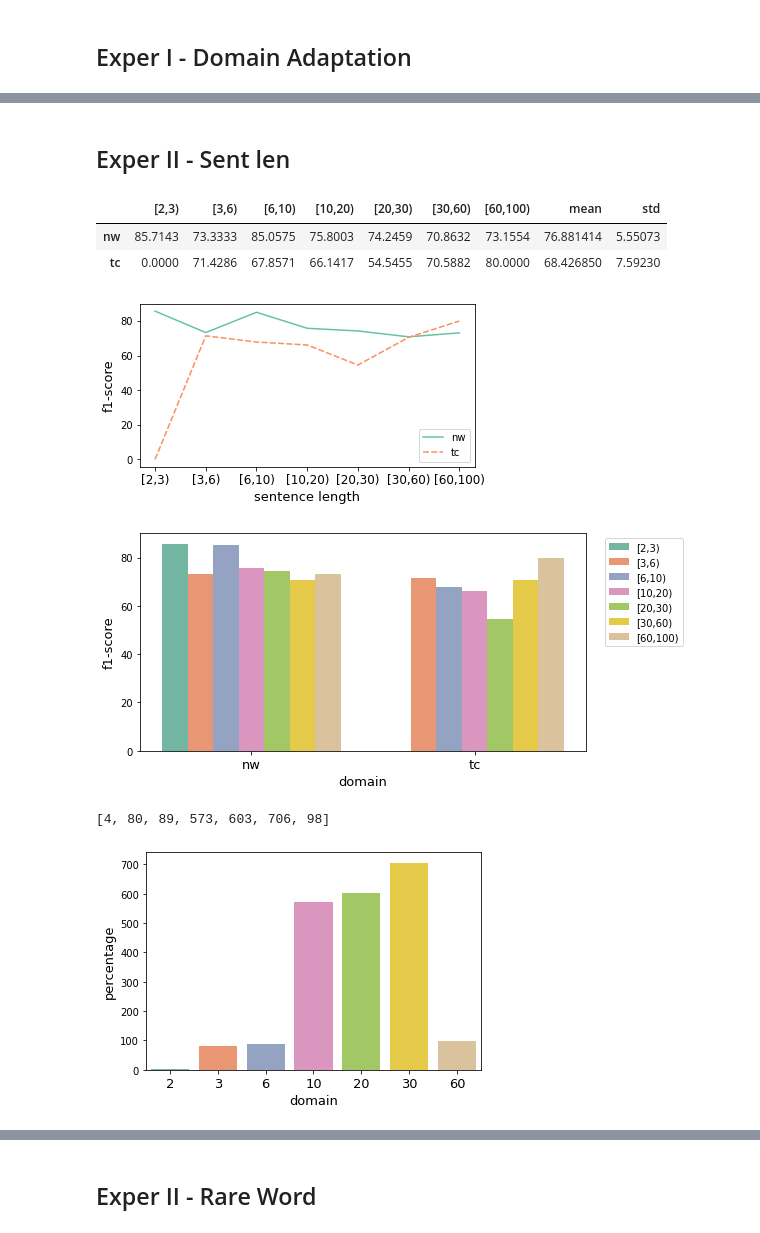
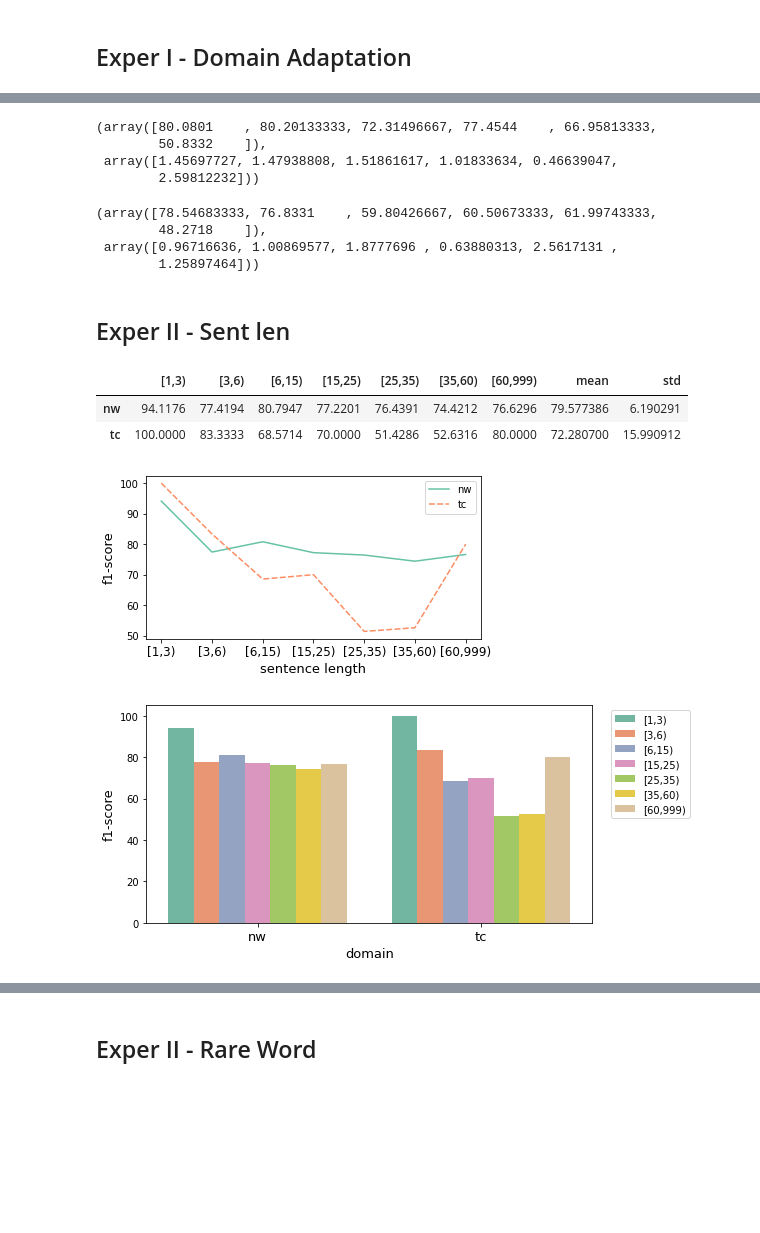
Before and after one commit to ixiaopan/NER_Tagger, a Jupyter notebook: corpus_profile.ipynb, the cells around one changed output, grey strips where cells are left out. Saved outputs shown, nothing was run; the diff lists cells and outputs as text; code cells hidden in the pictures; blank space fills up the shorter version.

```diff
--- a/corpus_profile.ipynb
+++ b/corpus_profile.ipynb
@@ -47,38 +59,81 @@ Error, model=>baseline, subset=>wb
+# %%
+mult_score = [
+    [ 78.3231, 81.8539, 72.0238, 76.3610,67.5410, 50.2048 ],
+    [ 81.3725,78.6571,70.8364,78.5651,66.6667,53.9062 ],
+    [ 80.5447,80.0930,74.0847,77.4371,66.6667,48.3886 ]
+]
+
+np.mean(mult_score, axis=0), 1.960*np.std(mult_score, axis=0)/np.sqrt(3)
+# %% [output]
+(array([80.0801    , 80.20133333, 72.31496667, 77.4544    , 66.95813333,
+        50.8332    ]),
+ array([1.45697727, 1.47938808, 1.51861617, 1.01833634, 0.46639047,
+        2.59812232]))
+# %%
+pool_score = [
+    [ 79.6315,75.7305,60.9635,60.8837,59.1065,46.7852],
+    [ 78.4664,76.8552,60.9917,59.7088,64.6341,49.4614],
+    [ 77.5426,77.9136,57.4576,60.9277,62.2517, 48.5688]
+]
+
+np.mean(pool_score, axis=0), 1.960*np.std(pool_score, axis=0)/np.sqrt(3)
+# %% [output]
+(array([78.54683333, 76.8331    , 59.80426667, 60.50673333, 61.99743333,
+        48.2718    ]),
+ array([0.96716636, 1.00869577, 1.8777696 , 0.63880313, 2.5617131 ,
+        1.25897464]))
 # %% [markdown]
 ## Exper II - Sent len
 # %%
-seq_len_range = '2,3,6,10,20,30,60,100'.split(',')
+seq_len_range = '1,3,6,15,25,35,60,999'.split(',')
 
 plot_seq_len_f1_score(seq_len_range, ['nw', 'tc'])
 get_seq_len_f1_score(seq_len_range, [ 'nw', 'tc' ], mean=True)
 
 # plot_seq_len_f1_score(seq_len_range, domains)
 # get_seq_len_f1_score(seq_len_range, domains, mean=True)
 # %% [output]
-|  | [2,3) | [3,6) | [6,10) | [10,20) | [20,30) | [30,60) | [60,100) | mean | std |
-| nw | 85.7143 | 73.3333 | 85.0575 | 75.8003 | 74.2459 | 70.8632 | 73.1554 | 76.881414 | 5.55073 |
-| tc | 0.0000 | 71.4286 | 67.8571 | 66.1417 | 54.5455 | 70.5882 | 80.0000 | 68.426850 | 7.59230 |
+|  | [1,3) | [3,6) | [6,15) | [15,25) | [25,35) | [35,60) | [60,999) | mean | std |
+| nw | 94.1176 | 77.4194 | 80.7947 | 77.2201 | 76.4391 | 74.4212 | 76.6296 | 79.577386 | 6.190291 |
+| tc | 100.0000 | 83.3333 | 68.5714 | 70.0000 | 51.4286 | 52.6316 | 80.0000 | 72.280700 | 15.990912 |
-[figure, old version]
+[figure, new version]
-[figure, old version]
+[figure, new version]
 # %%
-def test_counts_sent_len():
-    sent_len = cal_sent_len('nw', ['test'])
+from matplotlib.ticker import PercentFormatter
+
+def test_counts_sent_len(domain='tc'):
+    sent_len = cal_sent_len(domain, ['test'])
     sent_len = np.array( sent_len.tolist() )
 
+    count_range_ratio = []
     count_range = []
     for i,v in enumerate(seq_len_range[:-1]):
         next_v = seq_len_range[i+1]
         count_range.append( len(sent_len[ (sent_len >= int(v)) & (sent_len < int(next_v)) ]) )
+        count_range_ratio.append( round( len(sent_len[ (sent_len >= int(v)) & (sent_len < int(next_v)) ]) / len(sent_len) * 100, 2) )
 
     print(count_range)
+    print(count_range_ratio)
 
-    fig, ax = plt.subplots(figsize=(6, 4))
-    sns.barplot(x=seq_len_range[:-1], y=count_range, ax=ax)
-    ax.set_xlabel('domain', fontsize=13)
-    ax.set_ylabel('percentage', fontsize=13)
-    ax.xaxis.set_tick_params(labelsize=13)
+
+    xlabels = []
+    for i,v in enumerate(seq_len_range[:-1]):
+        next_v = seq_len_range[i+1]
+        xlabels.append('[{},{})'.format(v, next_v))
+
+
+    fig, ax = plt.subplots(1, 2, figsize=(14.5, 4.2))
+    sns.barplot(x=xlabels, y=count_range_ratio, ax=ax[0])
+    ax[0].set_xlabel('sentence length in ' + domain, fontsize=13)
+    ax[0].set_ylabel('percentage (%)', fontsize=13)
+    ax[0].xaxis.set_tick_params(labelsize=13)
+
+    entity_ratio = [ v for v in cal_entity_by_sent(domain, 'sent', seq_len_range).values() ]
+    print(entity_ratio)
+
+    sns.barplot(x=xlabels, y=entity_ratio, ax=ax[1])
+    ax[1].set_xlabel('sentence length in ' + domain, fontsize=13)
+    ax[1].set_ylabel('percentage (%)', fontsize=13)
+    ax[1].xaxis.set_tick_params(labelsize=13)
+
     plt.show()
-test_counts_sent_len()
-# %% [output]
-[4, 80, 89, 573, 603, 706, 98]
-[figure, removed]
```
Also changed, not shown: parts of 57 cells of this notebook, 7 other files.
